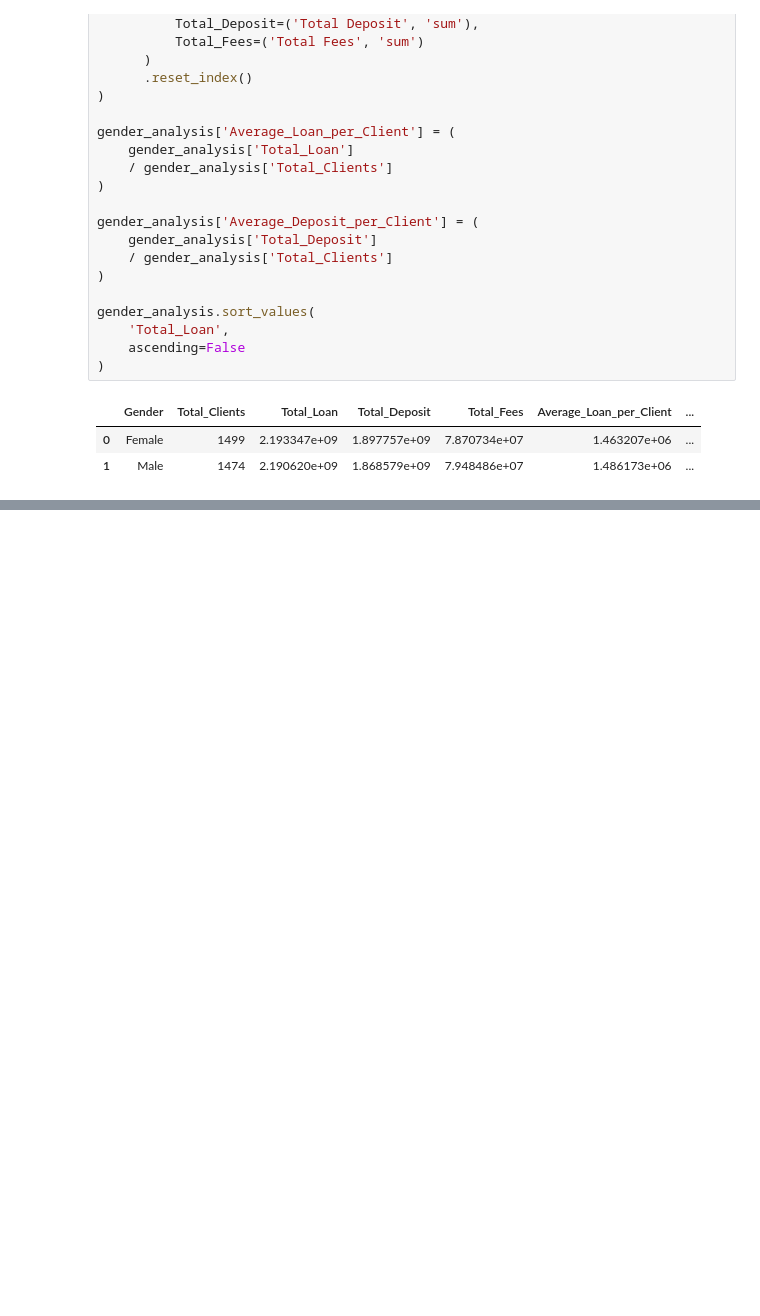
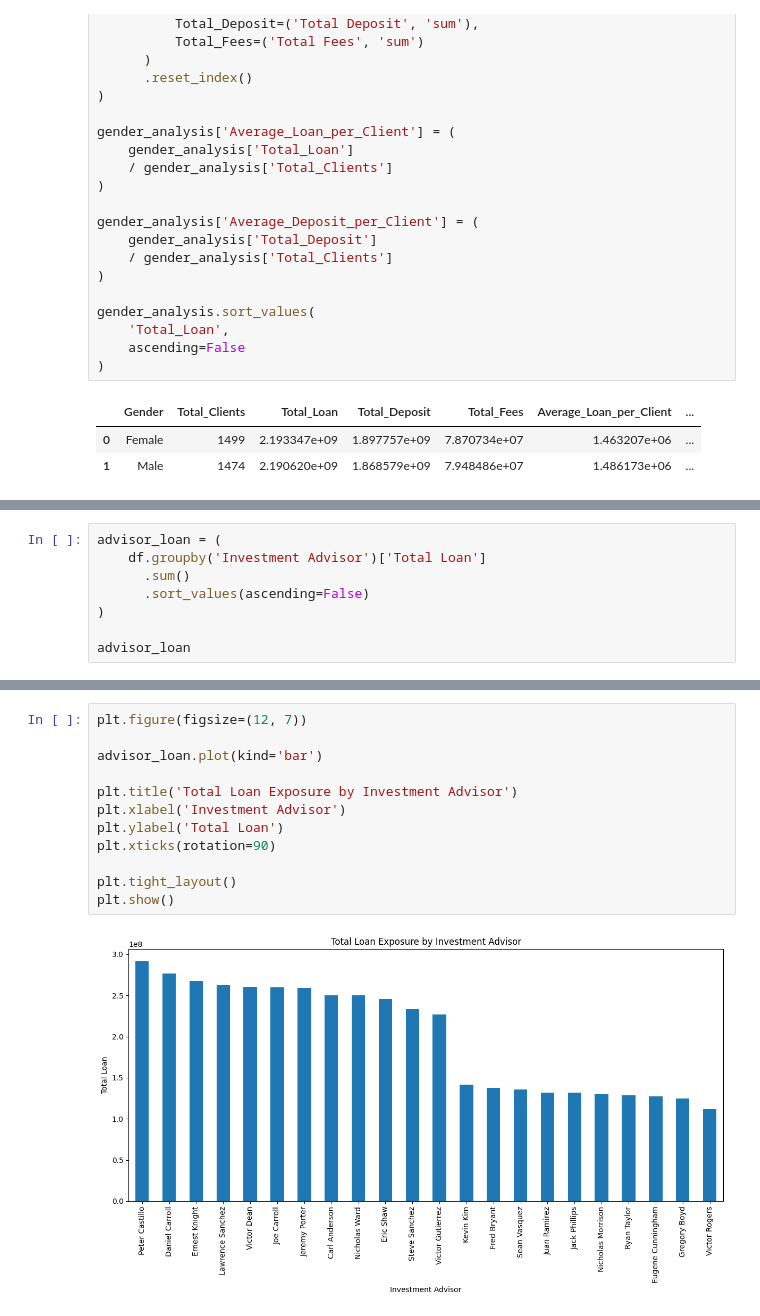
Before and after one commit to theaditya24/DATA-ANALYTICS-Projects, a Jupyter notebook: Banking Analysis/analysis.ipynb, the cells around one changed output, grey strips where cells are left out. Cells and saved outputs as stored; diff of their text form; blank space fills up the shorter version.

```diff
--- a/Banking Analysis/analysis.ipynb
+++ b/Banking Analysis/analysis.ipynb
@@ -663,0 +1223,8 @@ gender_analysis.sort_values(
+# %%
+advisor_loan = (
+    df.groupby('Investment Advisor')['Total Loan']
+      .sum()
+      .sort_values(ascending=False)
+)
+
+advisor_loan
@@ -663,0 +1249,14 @@ gender_analysis.sort_values(
+# %%
+plt.figure(figsize=(12, 7))
+
+advisor_loan.plot(kind='bar')
+
+plt.title('Total Loan Exposure by Investment Advisor')
+plt.xlabel('Investment Advisor')
+plt.ylabel('Total Loan')
+plt.xticks(rotation=90)
+
+plt.tight_layout()
+plt.show()
+# %% [output]
+[figure, added]
```
Also changed, not shown: parts of 44 cells of this notebook.
